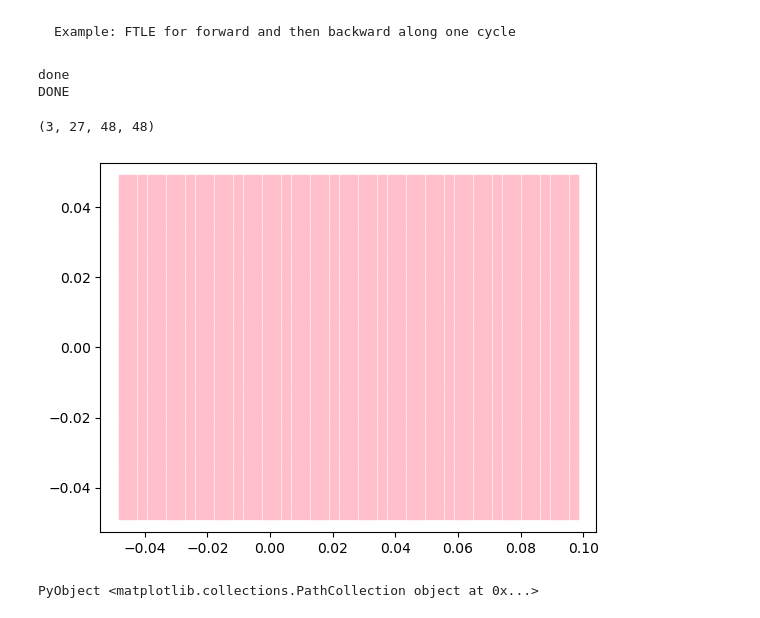
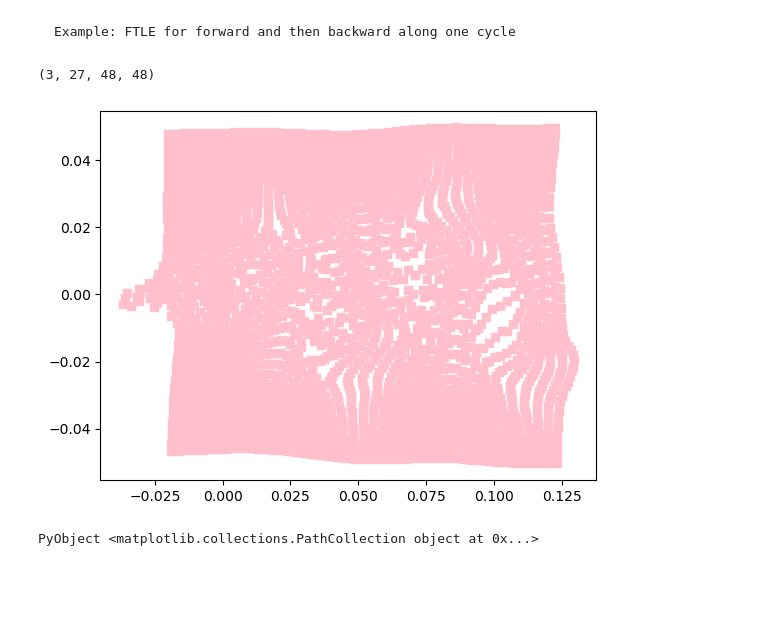
Before and after one commit to jjserdo/FTLE_JJ, a Jupyter notebook: Yuanhang-FTLE_JJ.ipynb, the cells around one changed output. Drawn from its saved outputs; the diff is of its cells as text; code cells hidden in the pictures; blank space fills up the shorter version.

Commit message:
Fixed YuanHang FTLE
used 2 periods for FTLE

````diff
--- a/Yuanhang-FTLE_JJ.ipynb
+++ b/Yuanhang-FTLE_JJ.ipynb
@@ -111,11 +109,10 @@ y_range = ydata[1,:]
 
 tstep_start = 0
 periods = 4
-tstep_end = 50/2.4 * periods
+tstep_end = 4/2.4
 og_num_tsteps = 50
 num_tsteps = og_num_tsteps * periods
-tstep_delta = 1/2.4
-inter = 1
+tstep_delta = 1/(2.4*50)
 Vel_contour = zeros(Float64, 2, num_tsteps * periods, yn, xn)
 
 for p in 0:periods-1
@@ -291,22 +314,19 @@ FTLE (generic function with 1 method)
 Example: FTLE for forward and then backward along one cycle
 ```
 # %%
-p = FTLE(50,50,-0.05,0.1,-0.05,0.05,   25/2.4, 50/2.4)
-#n = FTLE(50,50,-0.05,0.1,-0.05,0.05,   75/2.4, 50/2.4)
+p = FTLE(50,50,-0.05,0.1,-0.05,0.05,     0*tstep_delta, 100*tstep_delta)
+n = FTLE(50,50,-0.05,0.1,-0.05,0.05,   200*tstep_delta, 100*tstep_delta)
 print("DONE")
-# %% [output]
-done
-DONE
 # %%
 size(p)
 # %% [output]
 (3, 27, 48, 48)
 # %%
 fig, ax = subplots()
-ts = 1
+ts = 27
 ax.scatter(p[1,ts,:,:],p[2,ts,:,:],marker="s",color="pink",zorder=3)
 #ax.set_xlim([9.5,12])
 #ax.set_ylim([  9,11])
 # %% [output]
-[figure, old version]
+[figure, new version]
 PyObject <matplotlib.collections.PathCollection object at 0x...>
````
Also changed, not shown: parts of 9 cells of this notebook, 1 other file.
